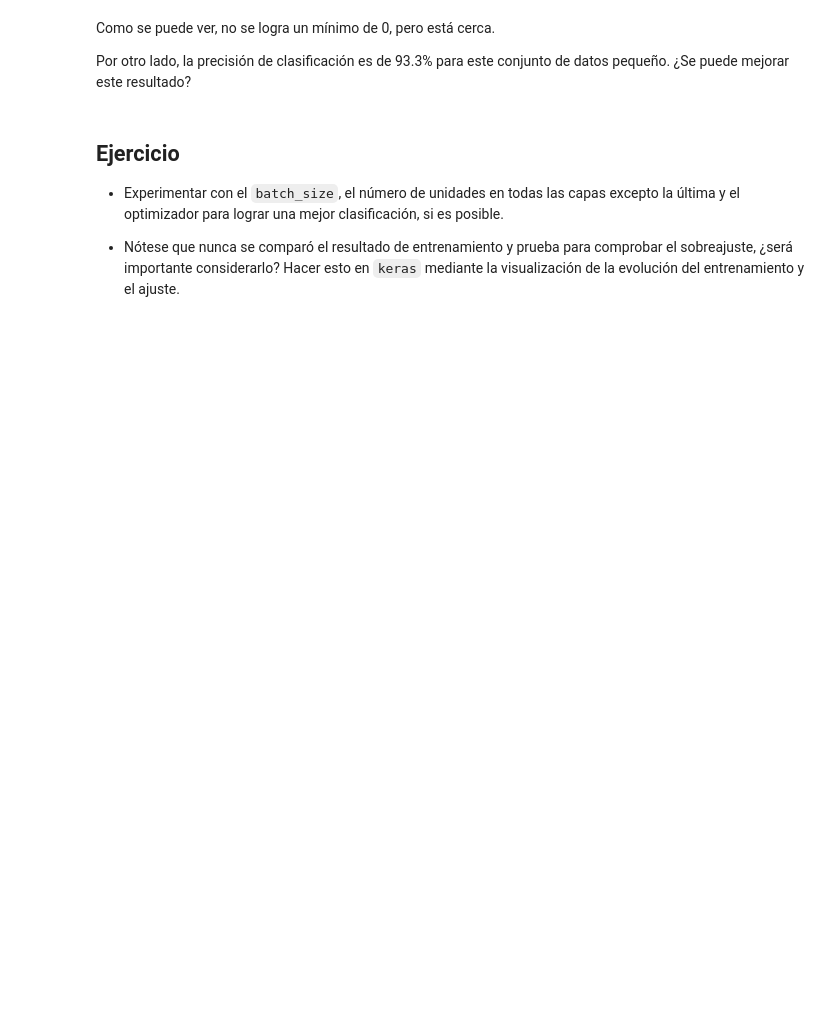
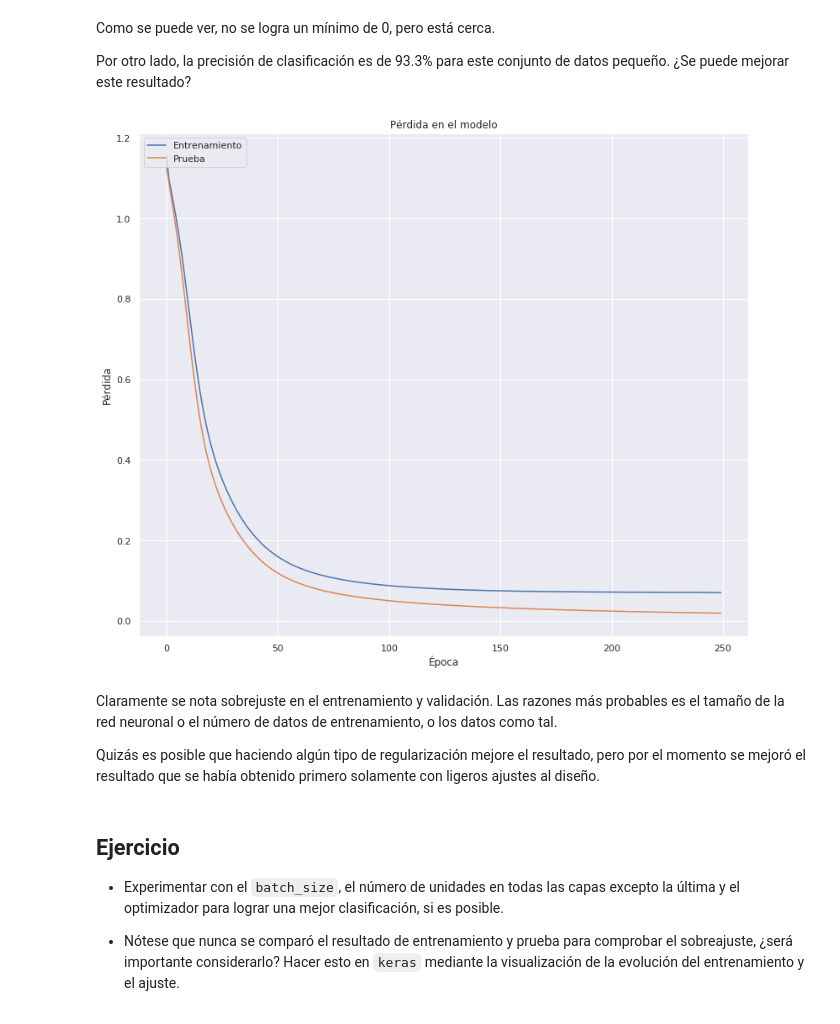
Before and after one commit to edwinb-ai/deep-workshop, a Jupyter notebook: 01-MLP.ipynb, the cells around one changed output. Drawn from its saved outputs; the diff is of its cells as text; code cells hidden in the pictures; blank space fills up the shorter version.

Commit message:
Soluciones al primer conjunto de ejercicios.

```diff
--- a/01-MLP.ipynb
+++ b/01-MLP.ipynb
@@ -63,5 +64,5 @@ W0811 19:31:29.425954 139854091286336 deprecation_wrapper.py:119] From /home/edw
 
 Es la **entrada** del MLP, por lo que debe de tener el número total de **características** total en el conjunto de datos.
 # %%
-modelo.add(Dense(3, input_shape=(X.shape[1],)))
+modelo.add(Dense(4, input_shape=(X.shape[1],)))
 # %% [output]
@@ -73,7 +74,7 @@ W0811 19:31:29.585247 139854091286336 deprecation_wrapper.py:119] From /home/edw
 
 En este caso se decidió por una capa oculta única con 4 unidades y función de activación ReLU.
 # %%
-modelo.add(Dense(4, activation="relu"))
+modelo.add(Dense(8, activation="relu"))
 # %% [markdown]
 ### Última capa
 
@@ -102,12 +123,15 @@ W0811 19:31:30.069345 139854091286336 deprecation_wrapper.py:119] From /home/edw
 En este paso se llama el modelo durante un número fijo de iteraciones para realizar el entrenamiento, con el conjunto separado para entrenamiento.
 
 En este paso se fija el número de lote a 16, pero este es un _hiperparámetro_ que puede ser modificado según el caso y el problema en cuestión.
+# %%
+# Fijar el número de lote
+batch_num = 8
 # %%
-# Se pone verbose=0 para evitar toda la salida del entrenamiento
 # Y evitar el reordenamiento para mantener reproducibilidad
-modelo.fit(x_train, y_train,
+historia = modelo.fit(x_train, y_train,
           epochs=250,
-          batch_size=16,
-          verbose=0,
-          shuffle=False)
+          batch_size=batch_num,
+          verbose=1,
+          shuffle=False,
+            validation_split=0.2)
 # %% [output]
@@ -129,6 +169,22 @@ modelo.evaluate(x_test, y_test, batch_size=16)
 Como se puede ver, no se logra un mínimo de 0, pero está cerca.
 
 Por otro lado, la precisión de clasificación es de 93.3% para este conjunto de datos pequeño. ¿Se puede mejorar este resultado?
+# %%
+# Plot training & validation loss values
+plt.figure(figsize=(13, 11))
+plt.plot(historia.history['loss'])
+plt.plot(historia.history['val_loss'])
+plt.title("Pérdida en el modelo")
+plt.ylabel("Pérdida")
+plt.xlabel("Época")
+plt.legend(["Entrenamiento", "Prueba"], loc='upper left')
+plt.show()
+# %% [output]
+[figure, added]
+# %% [markdown]
+Claramente se nota sobrejuste en el entrenamiento y validación. Las razones más probables es el tamaño de la red neuronal o el número de datos de entrenamiento, o los datos como tal.
+
+Quizás es posible que haciendo algún tipo de regularización mejore el resultado, pero por el momento se mejoró el resultado que se había obtenido primero solamente con ligeros ajustes al diseño.
 # %% [markdown]
 ## Ejercicio
 
```
Also changed, not shown: parts of 8 cells of this notebook.
